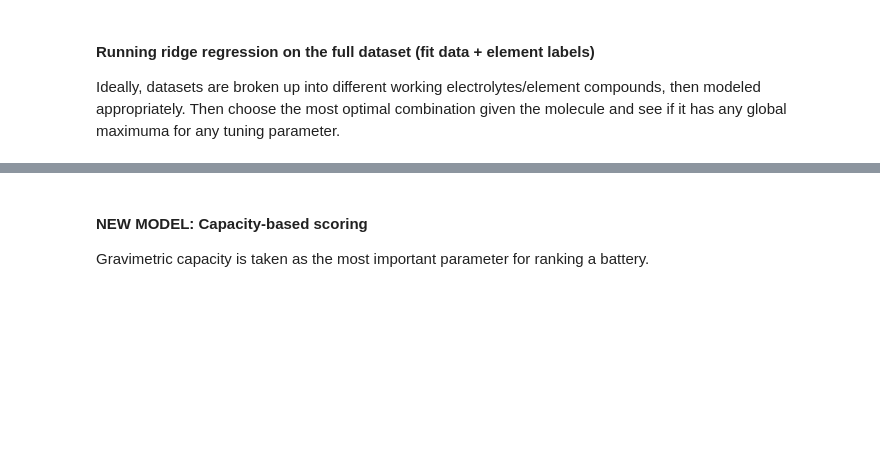
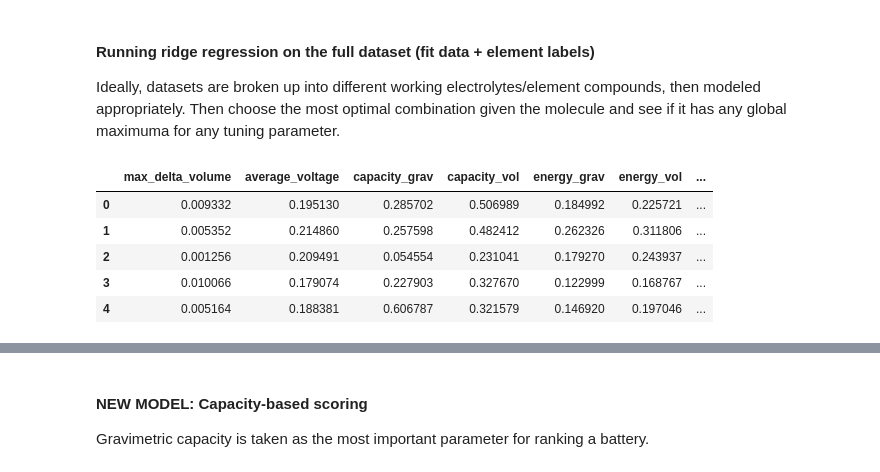
Before and after one commit to alaycheme25/chemeng277_batteryproject, a Jupyter notebook: regularization_with_scoring_2_24_update.ipynb, the cells around one changed output, grey strips where cells are left out. Cells and saved outputs as stored; diff of their text form; code cells hidden in the pictures; blank space fills up the shorter version.

```diff
--- a/regularization_with_scoring_2_24_update.ipynb
+++ b/regularization_with_scoring_2_24_update.ipynb
@@ -192,4 +164,13 @@ pdata_norm = pd.DataFrame(
     columns=pdata_norm.columns,
     index=pdata_norm.index
 )
+# %%
+pdata_norm.head()
+# %% [output]
+|  | max_delta_volume | average_voltage | capacity_grav | capacity_vol | energy_grav | energy_vol | ... |
+| 0 | 0.009332 | 0.195130 | 0.285702 | 0.506989 | 0.184992 | 0.225721 | ... |
+| 1 | 0.005352 | 0.214860 | 0.257598 | 0.482412 | 0.262326 | 0.311806 | ... |
+| 2 | 0.001256 | 0.209491 | 0.054554 | 0.231041 | 0.179270 | 0.243937 | ... |
+| 3 | 0.010066 | 0.179074 | 0.227903 | 0.327670 | 0.122999 | 0.168767 | ... |
+| 4 | 0.005164 | 0.188381 | 0.606787 | 0.321579 | 0.146920 | 0.197046 | ... |
 # %%
```
Also changed, not shown: parts of 19 cells of this notebook.
